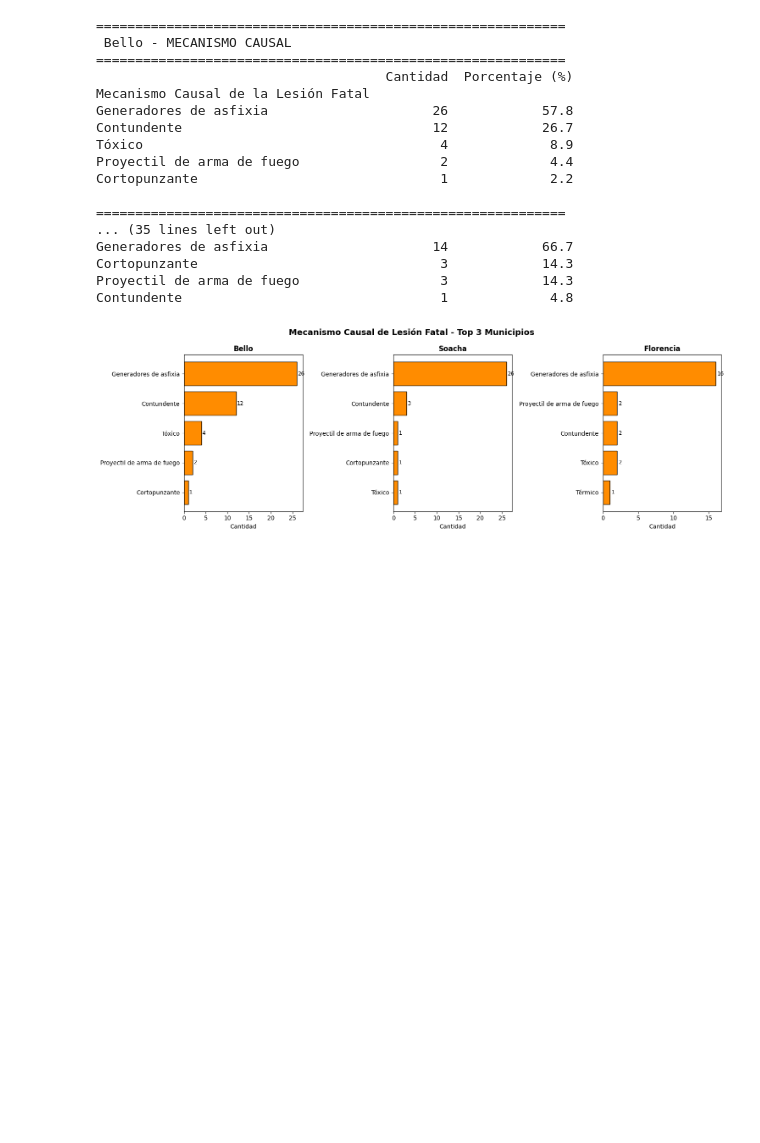
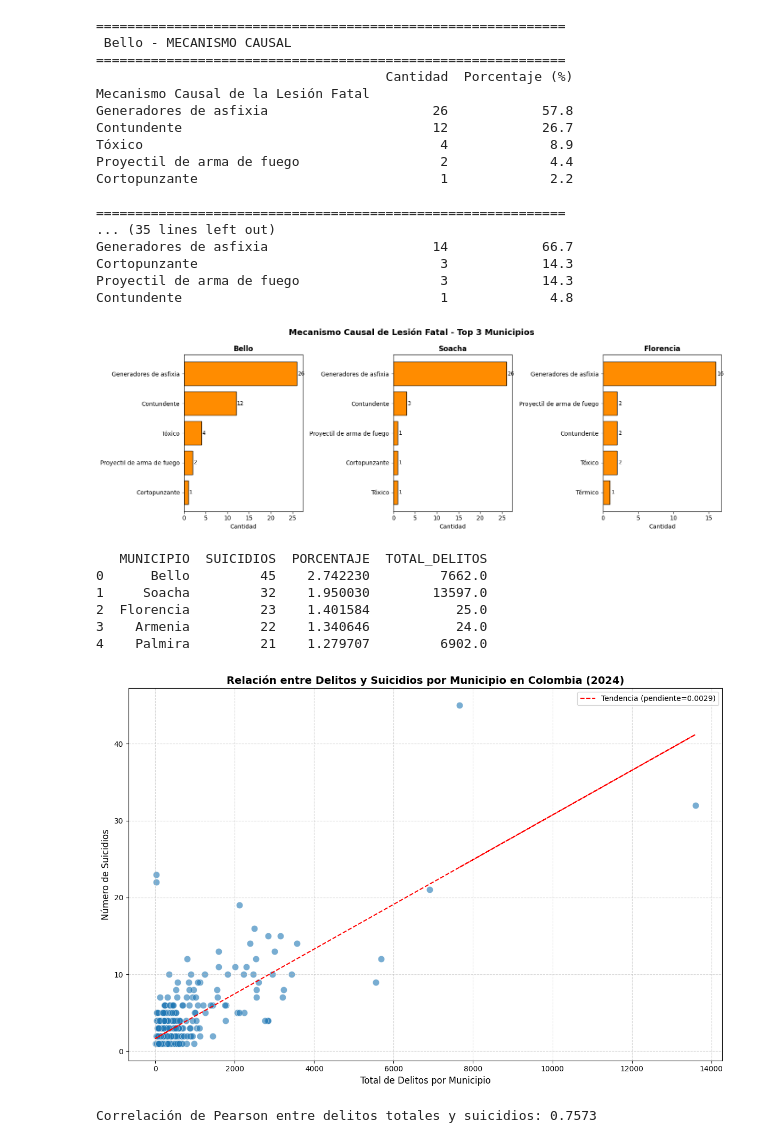
Before and after one commit to majo581/TALLERES, a Jupyter notebook: trabajo_de_econometria.ipynb, the cells around one changed output. Drawn from its saved outputs; the diff is of its cells as text; code cells hidden in the pictures; blank space fills up the shorter version.

```diff
--- a/trabajo_de_econometria.ipynb
+++ b/trabajo_de_econometria.ipynb
@@ -1383,3 +1383,57 @@ plt.tight_layout()
 plt.show()
 # %% [output]
 [figure]
+# %%
+import pandas as pd
+import matplotlib.pyplot as plt
+import numpy as np
+# 1. Agrupar delitos por municipio (sumando todas las categorías)
+delitos_totales_por_municipio = df_delitos_filtrado.groupby('MUNICIPIO')['CANTIDAD'].sum().reset_index()
+delitos_totales_por_municipio.columns = ['MUNICIPIO', 'TOTAL_DELITOS']
+
+# 2. Unir (merge) los DataFrames de suicidios y delitos por municipio
+# Renombramos la columna de municipio en suicidios para que coincida
+suicidios_por_municipio = suicidios_por_municipio.rename(columns={'Municipio del hecho DANE': 'MUNICIPIO'})
+
+df_scatter = pd.merge(suicidios_por_municipio, delitos_totales_por_municipio, on='MUNICIPIO', how='inner')
+
+# Ver las primeras filas para asegurarnos
+print(df_scatter.head())
+# %% [output]
+   MUNICIPIO  SUICIDIOS  PORCENTAJE  TOTAL_DELITOS
+0      Bello         45    2.742230         7662.0
+1     Soacha         32    1.950030        13597.0
+2  Florencia         23    1.401584           25.0
+3    Armenia         22    1.340646           24.0
+4    Palmira         21    1.279707         6902.0
+# %%
+plt.figure(figsize=(12, 8))
+
+# Crear el scatter plot
+plt.scatter(df_scatter['TOTAL_DELITOS'], df_scatter['SUICIDIOS'],
+            alpha=0.6, edgecolors='w', linewidth=0.5, s=80)
+
+# Etiquetas y título
+plt.xlabel('Total de Delitos por Municipio', fontsize=12)
+plt.ylabel('Número de Suicidios', fontsize=12)
+plt.title('Relación entre Delitos y Suicidios por Municipio en Colombia (2024)',
+          fontsize=14, fontweight='bold')
+
+# Añadir una línea de tendencia (opcional, pero muy útil)
+# Calculamos la regresión lineal (usando numpy)
+z = np.polyfit(df_scatter['TOTAL_DELITOS'], df_scatter['SUICIDIOS'], 1)
+p = np.poly1d(z)
+plt.plot(df_scatter['TOTAL_DELITOS'], p(df_scatter['TOTAL_DELITOS']),
+         color='red', linestyle='--', linewidth=1.5, label=f'Tendencia (pendiente={z[0]:.4f})')
+
+plt.legend()
+plt.grid(True, linestyle='--', alpha=0.5)
+plt.tight_layout()
+plt.show()
+
+# Opcional: Calcular la correlación
+correlacion = df_scatter['TOTAL_DELITOS'].corr(df_scatter['SUICIDIOS'])
+print(f"\nCorrelación de Pearson entre delitos totales y suicidios: {correlacion:.4f}")
+# %% [output]
+[figure, added]
+Correlación de Pearson entre delitos totales y suicidios: 0.7573
```
Also changed, not shown: parts of 4 cells of this notebook.
